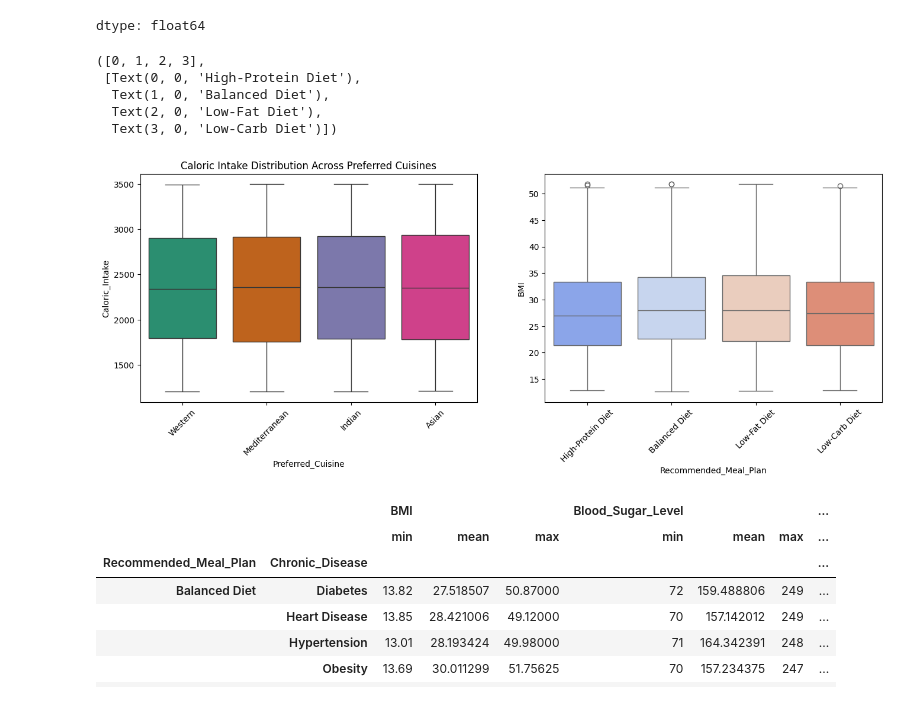
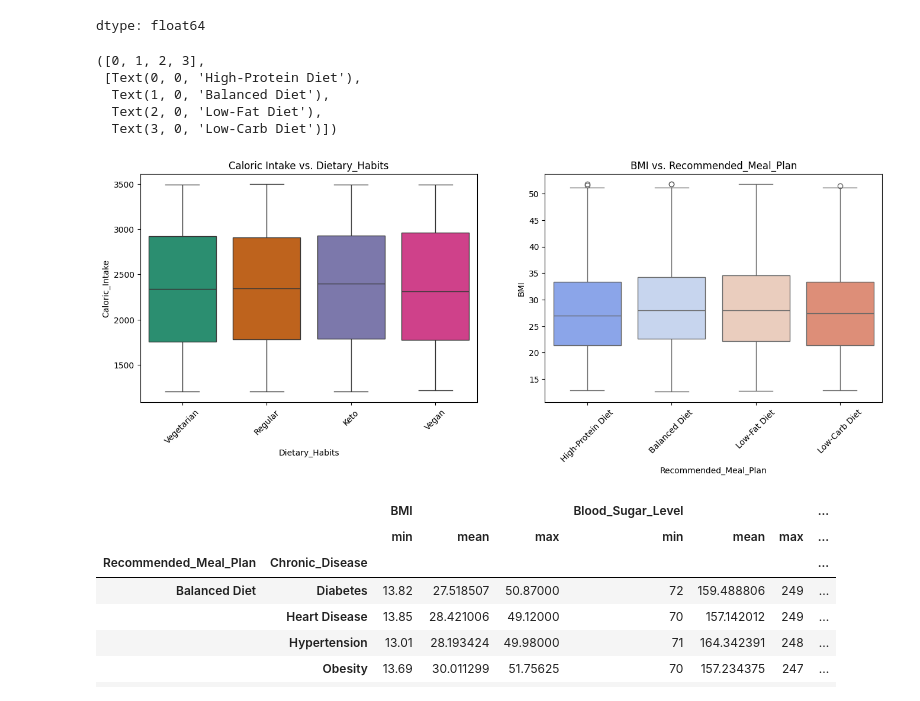
Before and after one commit to Joy-Kijaro/Personalized_Medical_Diet, a Jupyter notebook: Personalized_Medical_Diet.ipynb, the cells around one changed output. Drawn from its saved outputs; the diff is of its cells as text; code cells hidden in the pictures.

```diff
--- a/Personalized_Medical_Diet.ipynb
+++ b/Personalized_Medical_Diet.ipynb
@@ -301,21 +311,23 @@ dtype: float64
 # %%
 plt.figure(figsize=(25,5))
 
 plt.subplot(1,3,1)
-sns.boxplot(data=df, x="Preferred_Cuisine", y="Caloric_Intake", palette="Dark2")
+sns.boxplot(data=df, x="Dietary_Habits", y="Caloric_Intake", palette="Dark2")
 plt.xticks(rotation=45)
-plt.title('Caloric Intake Distribution Across Preferred Cuisines')
+plt.title("Caloric Intake vs. Dietary_Habits")
 
 plt.subplot(1,3,2)
 sns.boxplot(data=df, x="Recommended_Meal_Plan", y="BMI", palette="coolwarm",)
 plt.xticks(rotation=45)
+plt.title("BMI vs. Recommended_Meal_Plan")
+plt.xticks(rotation=45)
 # %% [output]
 ([0, 1, 2, 3],
  [Text(0, 0, 'High-Protein Diet'),
   Text(1, 0, 'Balanced Diet'),
   Text(2, 0, 'Low-Fat Diet'),
   Text(3, 0, 'Low-Carb Diet')])
-[figure, old version]
+[figure, new version]
 # %%
 meal_plan_stats = df.groupby(["Recommended_Meal_Plan", "Chronic_Disease"]).agg(
     {"BMI": ["min", "mean", "max"],
```
Also changed, not shown: parts of 3 cells of this notebook.
